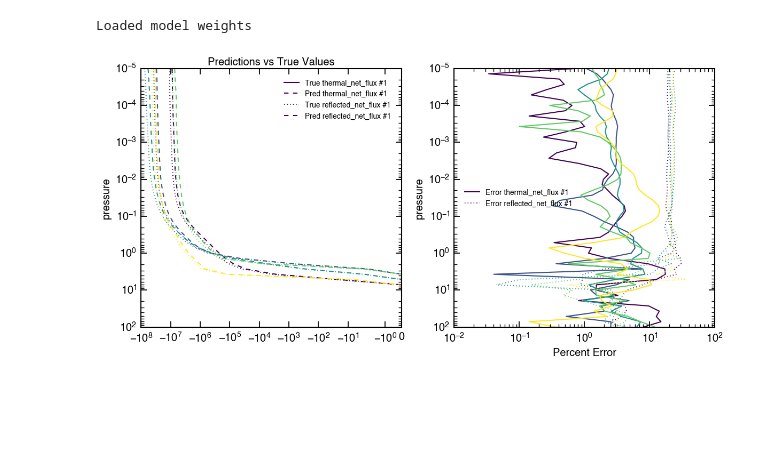
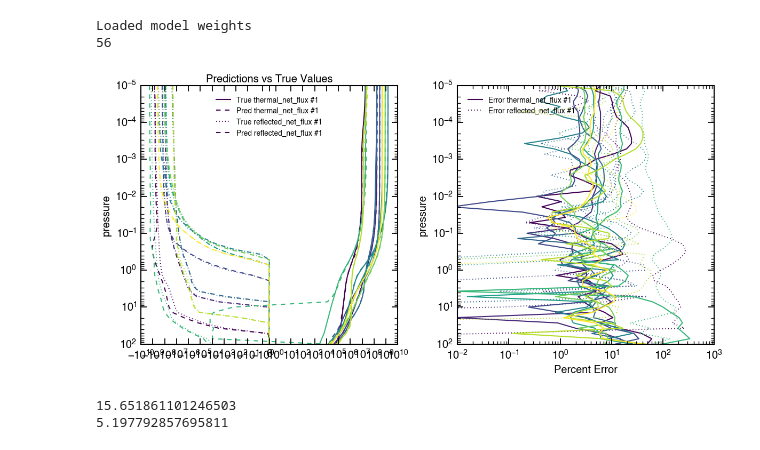
Before and after one commit to imalsky/Emulator, a Jupyter notebook: jupyter_notebooks/plotting_simple.ipynb, the cells around one changed output. Saved outputs shown, nothing was run; the diff lists cells and outputs as text; code cells hidden in the pictures; blank space fills up the shorter version.

```diff
--- a/jupyter_notebooks/plotting_simple.ipynb
+++ b/jupyter_notebooks/plotting_simple.ipynb
@@ -50,13 +50,19 @@ model.eval()
 with open(METADATA_PATH, 'r') as f:
     metadata = json.load(f)
 
+
+file_num = np.random.randint(0, 100)
+print(file_num)
+
 # Get test files (skip the metadata file)
-test_files = [f for f in Path(DATA_PATH).glob("*.json") if f.name != "normalization_metadata.json"][:5]
+test_files = [f for f in Path(DATA_PATH).glob("*.json") if f.name != "normalization_metadata.json"][file_num:file_num + 10]
 colors = plt.cm.viridis(np.linspace(0, 1, len(test_files)))
 
 # Create figure
 fig, (ax1, ax2) = plt.subplots(1, 2, figsize=(12, 6), sharex=False)
 
+
+errors = []
 for i, (file_path, color) in enumerate(zip(test_files, colors)):
     try:
         # Load the profile data
@@ -130,8 +136,9 @@ for i, (file_path, color) in enumerate(zip(test_files, colors)):
             coord_denorm = coord_denorm[:min_len]
 
             # Calculate percent error
-            epsilon = 1  # Small value to avoid division by zero
+            epsilon = 100  # Small value to avoid division by zero
             error = 100 * np.abs(pred_denorm - true_denorm) / np.maximum(np.abs(true_denorm), epsilon)
+            errors.append(error)
 
             # Plot values
             linestyle = '-' if j == 0 else ':'
@@ -145,33 +152,40 @@ for i, (file_path, color) in enumerate(zip(test_files, colors)):
 
             # Plot error
             ax2.plot(error, coord_denorm, color=color, linestyle=linestyle,
                      label=f"Error {label_suffix} #{i+1}" if i == 0 else None)
 
     except Exception as e:
         print(f"Error processing {file_path.name}: {e}")
 
 # Configure plots
 ax1.set_ylabel(coord_var)
 ax1.set_title("Predictions vs True Values")
 ax1.set_yscale('log')
 ax1.set_xscale('symlog')
 ax1.set_ylim(1e2, 1e-5)
-ax1.set_xlim(-1e8, 0)
+ax1.set_xlim(-1e10, 1e10)
 ax1.legend(loc='best', fontsize='small')
 
 ax2.set_xlabel("Percent Error")
 ax2.set_ylabel(coord_var)
 ax2.set_yscale('log')
 ax2.set_xscale('log')
-ax2.set_xlim(1e-2, 1e2)
+ax2.set_xlim(1e-2, 1e3)
 ax2.set_ylim(1e2, 1e-5)
 ax2.legend(loc='best', fontsize='small')
 
 plt.tight_layout()
 output_dir = Path("../plots")
 output_dir.mkdir(exist_ok=True)
 plt.savefig(output_dir / "simple_model_plot.png")
 plt.show()
 # %% [output]
 Loaded model weights
+56
-[figure, old version]
+[figure, new version]
+# %%
+print(np.mean(errors))
+print(np.median(errors))
+# %% [output]
+15.651861101246503
+5.197792857695811
```
Also changed, not shown: 25 other files.
